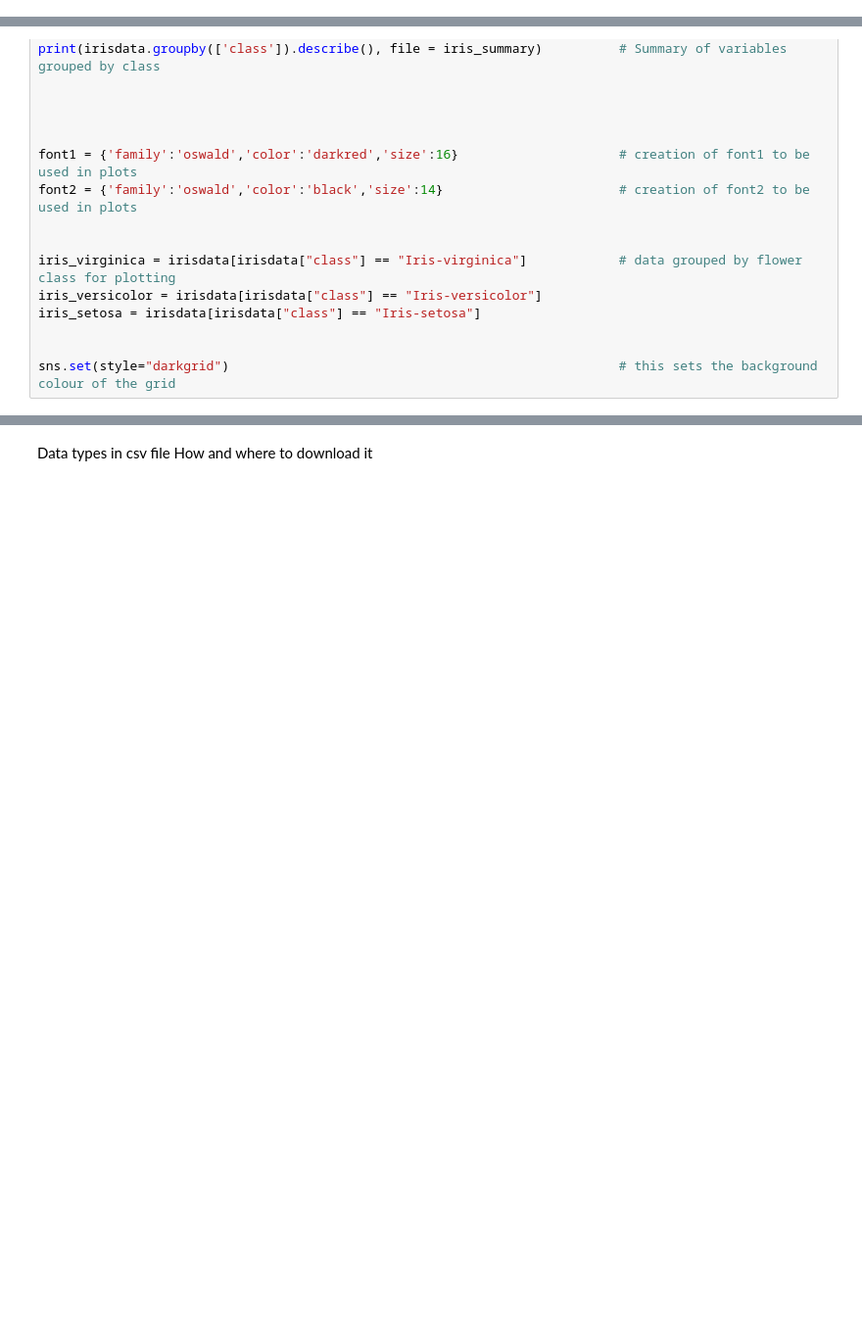
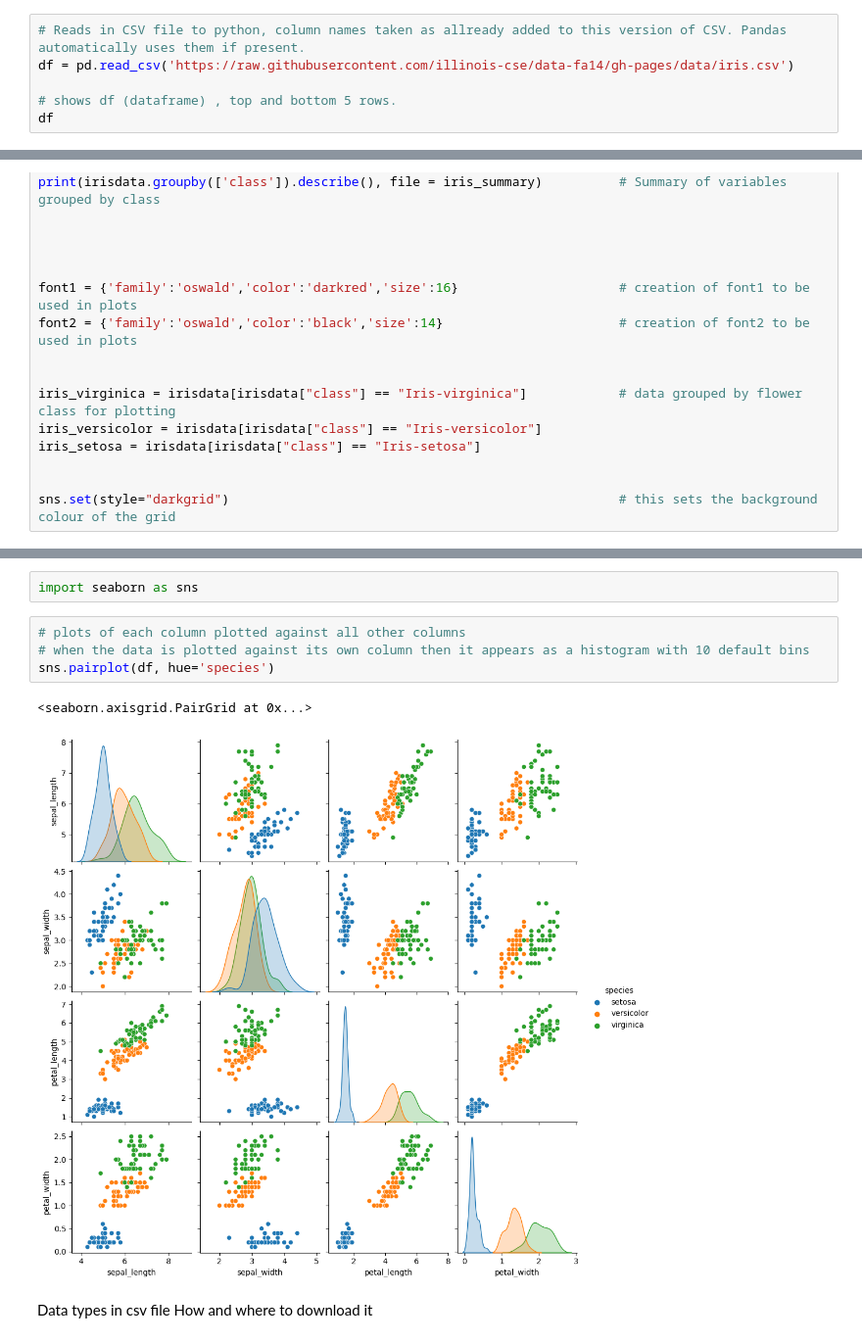
Before and after one commit to Danny-MCD/Fundamentals_of_data_analysis, a Jupyter notebook: Project.ipynb, the cells around one changed output, grey strips where cells are left out. Shown at 98% size. Saved outputs shown, nothing was run; the diff lists cells and outputs as text; blank space fills up the shorter version.

```diff
--- a/Project.ipynb
+++ b/Project.ipynb
@@ -57,0 +77,6 @@ dataset.head(n=7)
+# %%
+# Reads in CSV file to python, column names taken as allready added to this version of CSV. Pandas automatically uses them if present.
+df = pd.read_csv('https://raw.githubusercontent.com/illinois-cse/data-fa14/gh-pages/data/iris.csv')
+
+# shows df (dataframe) , top and bottom 5 rows.
+df
@@ -96,3 +203,12 @@ sns.set(style="darkgrid")                                                   # th
+# %%
+import seaborn as sns
+# %%
+# plots of each column plotted against all other columns
+# when the data is plotted against its own column then it appears as a histogram with 10 default bins
+sns.pairplot(df, hue='species')
+# %% [output]
+<seaborn.axisgrid.PairGrid at 0x...>
+[figure, added]
 # %% [markdown]
 Data types in csv file
 How and where to download it
```
Also changed, not shown: parts of 13 cells of this notebook.
